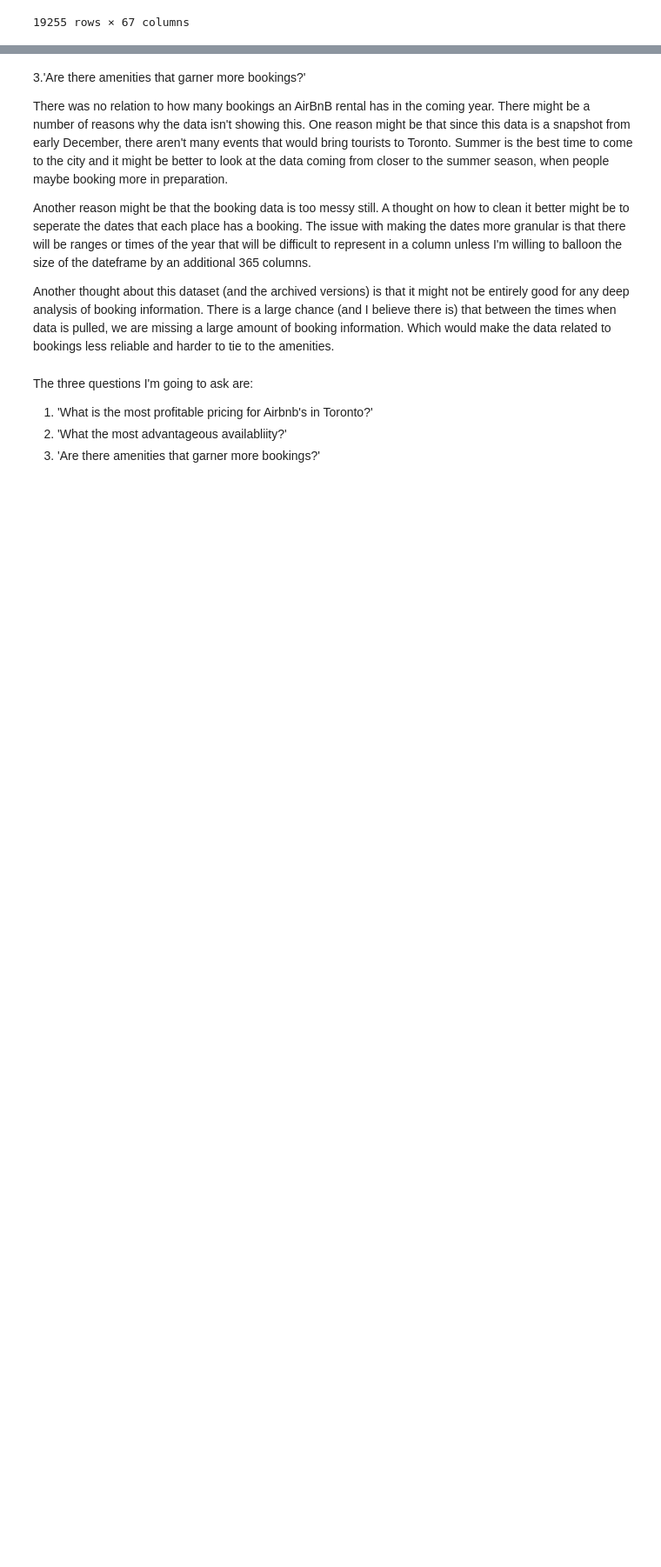
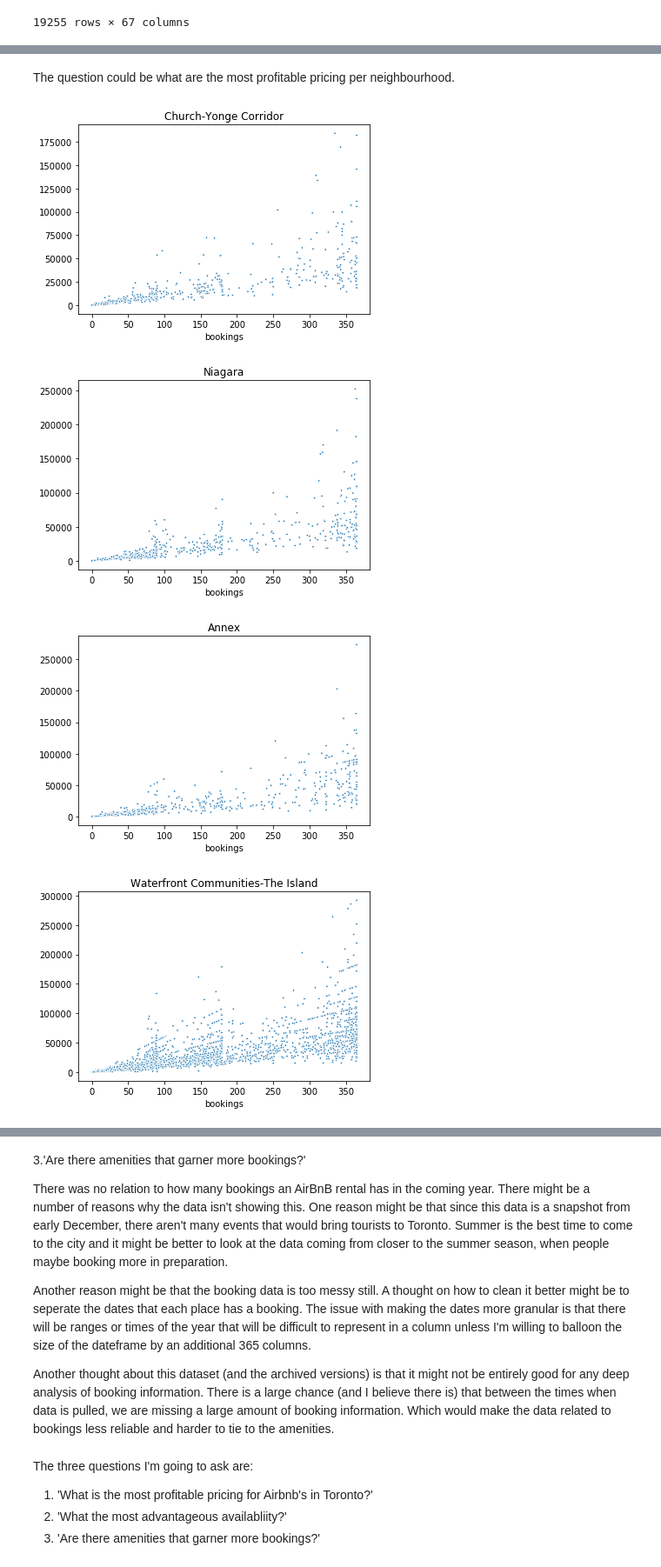
Before and after one commit to misrakberhe/TorontoAirBnb, a Jupyter notebook: AirBnB toronto.ipynb, the cells around one changed output, grey strips where cells are left out. Shown at 87% size. Cells and saved outputs as stored; diff of their text form; code cells hidden in the pictures; blank space fills up the shorter version.

```diff
--- a/AirBnB toronto.ipynb
+++ b/AirBnB toronto.ipynb
@@ -107,3 +129,22 @@ final
 
 #calendar['date'] = pd.to_datetime(calendar['date'])
 #calendar['month'] = calendar['date'].dt.to_period('M')
+# %% [markdown]
+The question could be what are the most profitable pricing per neighbourhood.
+# %%
+def profit_bookings(df, neighbourhood):
+    df = df[df.neighbourhood_cleansed == neighbourhood]
+    profit = (df['bookings'] * df['price'])
+    #profit[profit < 150000]
+    #hmph['price'][hmph['price'] < 1000]
+    sns.scatterplot(y=profit[profit < 300000], x=df['bookings'],hue=df['neighbourhood_cleansed'], legend=False, s=6).set_title(neighbourhood)
+# %%
+size = ['Church-Yonge Corridor','Niagara','Annex','Waterfront Communities-The Island']
+for i in size:
+    plt.figure(i)
+    profit_bookings(final, i)
+# %% [output]
+[figure, added]
+[figure, added]
+[figure, added]
+[figure, added]
```
Also changed, not shown: parts of 12 cells of this notebook.
